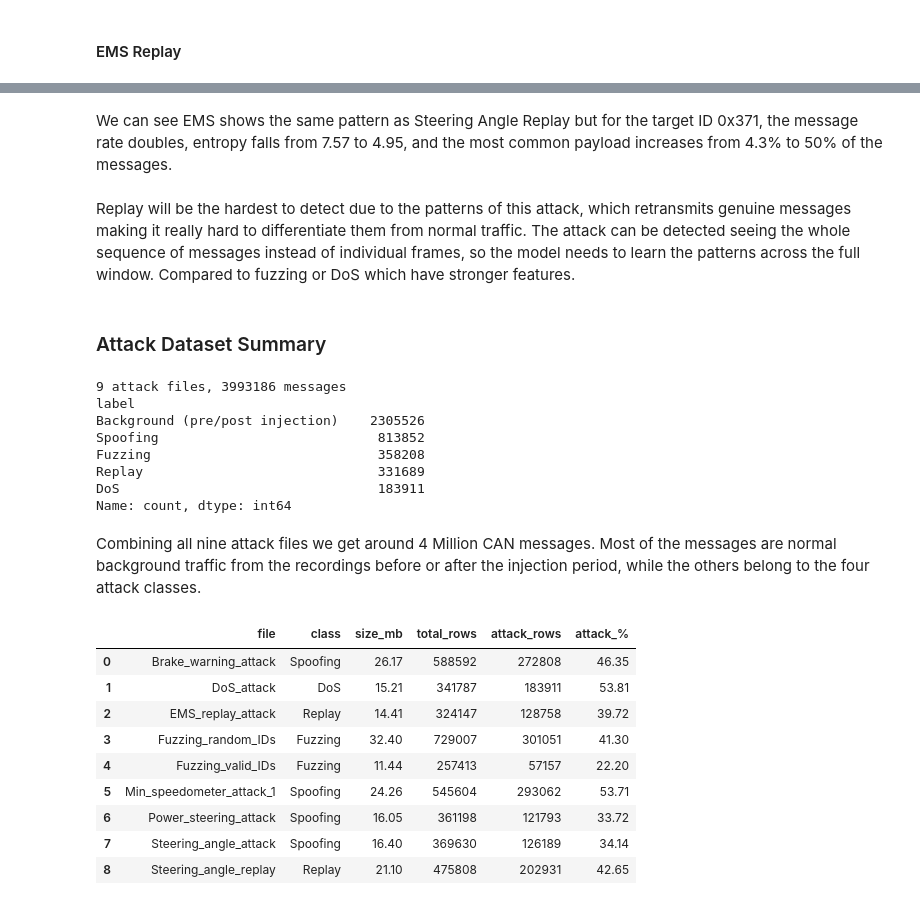
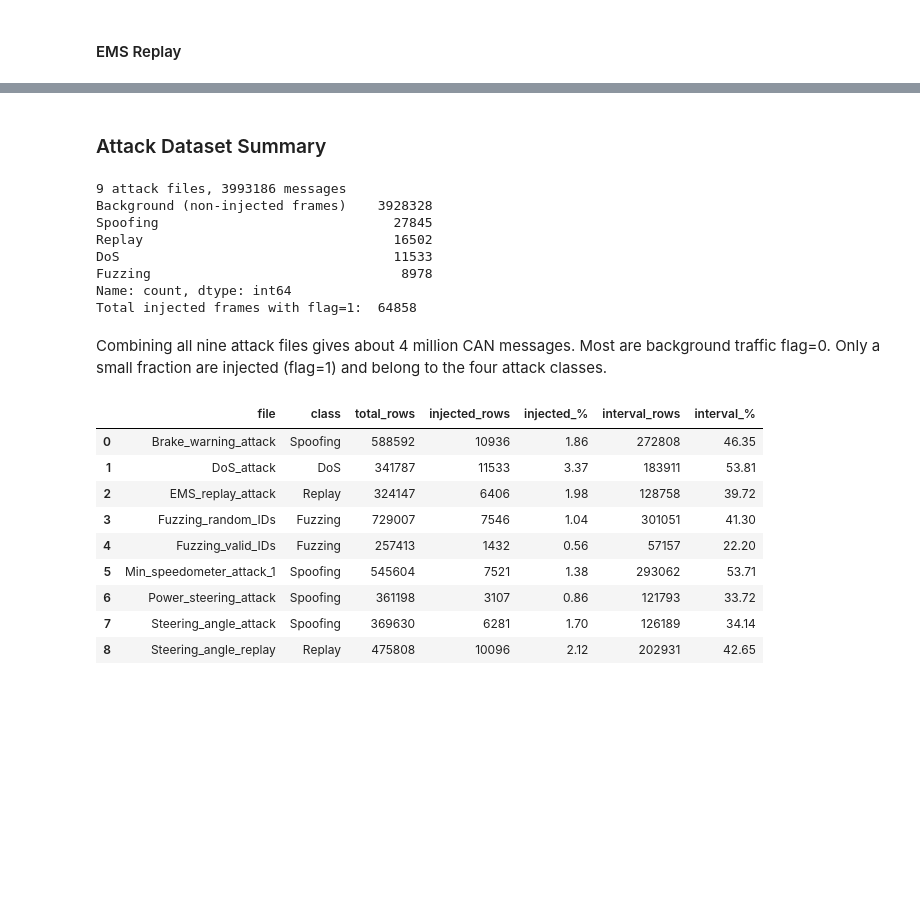
Before and after one commit to asaurasieu/SSL_CyberSecurity, a Jupyter notebook: main_notebooks/01_attack_eda.ipynb, the cells around one changed output, grey strips where cells are left out. Saved outputs shown, nothing was run; the diff lists cells and outputs as text; code cells hidden in the pictures; blank space fills up the shorter version.

```diff
--- a/main_notebooks/01_attack_eda.ipynb
+++ b/main_notebooks/01_attack_eda.ipynb
@@ -450,56 +583,65 @@ Messages: 12811 | Distinct payloads: 836 | Entropy: 4.945 | Most common payload
-# %% [markdown]
-We can see EMS shows the same pattern as Steering Angle Replay but for the target ID 0x371, the message rate doubles, entropy falls from 7.57 to 4.95, and the most common payload increases from 4.3% to 50% of the messages.
-# %% [markdown]
-Replay will be the hardest to detect due to the patterns of this attack, which retransmits genuine messages making it really hard to differentiate them from normal traffic. The attack can be detected seeing the whole sequence of messages instead of individual frames, so the model needs to learn the patterns across the full window. Compared to fuzzing or DoS which have stronger features.
 # %% [markdown]
 ### Attack Dataset Summary
 # %%
 FILES = list(ATTACKS.keys())
 
-attacks_df = pd.concat([load_attack_file(name).assign(source_file=name) for name in FILES],ignore_index=True)
+attack_frames = []
 
-# rows outside the injection interval are the attack files' own normal traffic,
-# NOT the separate benign dataset analysed in 02_benign_eda
-counts = attacks_df["label"].value_counts().rename({"Benign": "Background (pre/post injection)"})
+for name in FILES:
+    df = load_attack_file(name)
+    df["source_file"] = name
+    attack_frames.append(df)
 
-print(attacks_df["source_file"].nunique(), "attack files,", len(attacks_df), "messages")
+attacks_df = pd.concat(attack_frames, ignore_index=True)
+counts = attacks_df["label"].value_counts().rename({"Benign": "Background (non-injected frames)"}).rename_axis(None)
+
+num_files = attacks_df["source_file"].nunique()
+total_messages = len(attacks_df)
+injected_frames = (attacks_df["flag"] == 1).sum()
+
+print(num_files, "attack files,", total_messages, "messages")
 print(counts)
+print("Total injected frames with flag=1: ", injected_frames)
 # %% [output]
 9 attack files, 3993186 messages
-label
-Background (pre/post injection)    2305526
-Spoofing                            813852
-Fuzzing                             358208
-Replay                              331689
-DoS                                 183911
+Background (non-injected frames)    3928328
+Spoofing                              27845
+Replay                                16502
+DoS                                   11533
+Fuzzing                                8978
 Name: count, dtype: int64
+Total injected frames with flag=1:  64858
 # %% [markdown]
-Combining all nine attack files we get around 4 Million CAN messages. Most of the messages are normal background traffic from the recordings before or after the injection period, while the others belong to the four attack classes.
+Combining all nine attack files gives about 4 million CAN messages. Most are background traffic flag=0. Only a small fraction are injected (flag=1) and belong to the four attack classes.
 # %%
 rows = []
-# convert from bytes to MB
-MB = 1024 **2
+
 for name, group in attacks_df.groupby("source_file"):
-    attack_rows = (group.label != "Benign").sum()
+    start, end = metadata[name]["injection_interval"]
+    inside_interval = group.timestamp.between(start, end)
+    injected_rows = int((group["flag"] == 1).sum())
+    interval_rows = int(inside_interval.sum())
+
     rows.append({
         "file": name,
         "class": ATTACKS[name],
-        "size_mb": round((ATTACK_DIR / f"{name}.log").stat().st_size / MB, 2),
         "total_rows": len(group),
-        "attack_rows": attack_rows,
-        "attack_%": round(attack_rows / len(group) * 100, 2),
+        "injected_rows": injected_rows,
+        "injected_%": round(injected_rows / len(group) * 100, 2),
+        "interval_rows": interval_rows,
+        "interval_%": round(interval_rows / len(group) * 100, 2),
     })
 
-attack_overview_df = pd.DataFrame(rows)
+attack_overview_df = pd.DataFrame(rows).sort_values("file").reset_index(drop=True)
 attack_overview_df
 # %% [output]
-|  | file | class | size_mb | total_rows | attack_rows | attack_% |
-| 0 | Brake_warning_attack | Spoofing | 26.17 | 588592 | 272808 | 46.35 |
-| 1 | DoS_attack | DoS | 15.21 | 341787 | 183911 | 53.81 |
-| 2 | EMS_replay_attack | Replay | 14.41 | 324147 | 128758 | 39.72 |
-| 3 | Fuzzing_random_IDs | Fuzzing | 32.40 | 729007 | 301051 | 41.30 |
-| 4 | Fuzzing_valid_IDs | Fuzzing | 11.44 | 257413 | 57157 | 22.20 |
-| 5 | Min_speedometer_attack_1 | Spoofing | 24.26 | 545604 | 293062 | 53.71 |
-| 6 | Power_steering_attack | Spoofing | 16.05 | 361198 | 121793 | 33.72 |
-| 7 | Steering_angle_attack | Spoofing | 16.40 | 369630 | 126189 | 34.14 |
-| 8 | Steering_angle_replay | Replay | 21.10 | 475808 | 202931 | 42.65 |
+|  | file | class | total_rows | injected_rows | injected_% | interval_rows | interval_% |
+| 0 | Brake_warning_attack | Spoofing | 588592 | 10936 | 1.86 | 272808 | 46.35 |
+| 1 | DoS_attack | DoS | 341787 | 11533 | 3.37 | 183911 | 53.81 |
+| 2 | EMS_replay_attack | Replay | 324147 | 6406 | 1.98 | 128758 | 39.72 |
+| 3 | Fuzzing_random_IDs | Fuzzing | 729007 | 7546 | 1.04 | 301051 | 41.30 |
+| 4 | Fuzzing_valid_IDs | Fuzzing | 257413 | 1432 | 0.56 | 57157 | 22.20 |
+| 5 | Min_speedometer_attack_1 | Spoofing | 545604 | 7521 | 1.38 | 293062 | 53.71 |
+| 6 | Power_steering_attack | Spoofing | 361198 | 3107 | 0.86 | 121793 | 33.72 |
+| 7 | Steering_angle_attack | Spoofing | 369630 | 6281 | 1.70 | 126189 | 34.14 |
+| 8 | Steering_angle_replay | Replay | 475808 | 10096 | 2.12 | 202931 | 42.65 |
```
Also changed, not shown: parts of 57 cells of this notebook, 27 other files.
